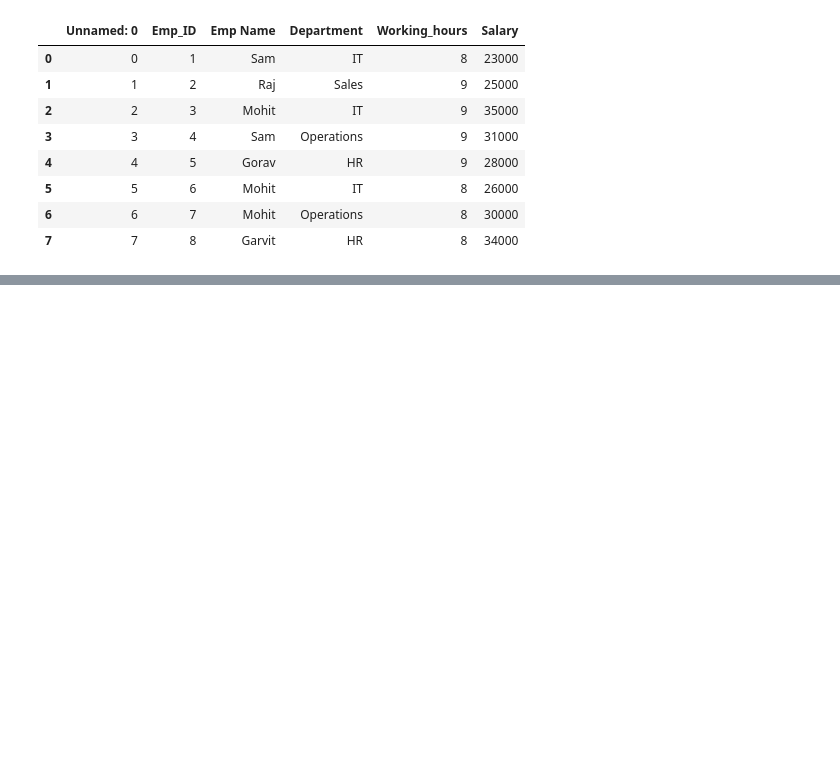
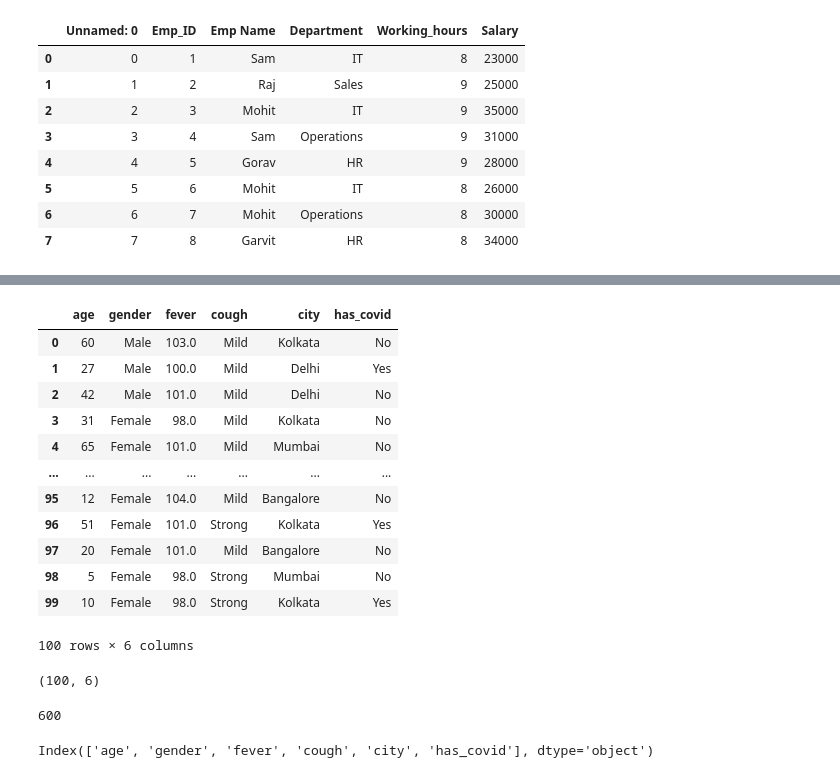
Before and after one commit to Gursewak-S/Advance-Python, a Jupyter notebook: Pandas.ipynb, the cells around one changed output, grey strips where cells are left out. Cells and saved outputs as stored; diff of their text form; code cells hidden in the pictures; blank space fills up the shorter version.

```diff
--- a/Pandas.ipynb
+++ b/Pandas.ipynb
@@ -111,0 +127,29 @@ a
+# %%
+df = pd.read_csv("/content/covid_toy.csv")
+df
+# %% [output]
+|  | age | gender | fever | cough | city | has_covid |
+| 0 | 60 | Male | 103.0 | Mild | Kolkata | No |
+| 1 | 27 | Male | 100.0 | Mild | Delhi | Yes |
+| 2 | 42 | Male | 101.0 | Mild | Delhi | No |
+| 3 | 31 | Female | 98.0 | Mild | Kolkata | No |
+| 4 | 65 | Female | 101.0 | Mild | Mumbai | No |
+| ... | ... | ... | ... | ... | ... | ... |
+| 95 | 12 | Female | 104.0 | Mild | Bangalore | No |
+| 96 | 51 | Female | 101.0 | Strong | Kolkata | Yes |
+| 97 | 20 | Female | 101.0 | Mild | Bangalore | No |
+| 98 | 5 | Female | 98.0 | Strong | Mumbai | No |
+| 99 | 10 | Female | 98.0 | Strong | Kolkata | Yes |
+100 rows × 6 columns
+# %%
+df.shape    # rows , column
+# %% [output]
+(100, 6)
+# %%
+df.size  # rows*column
+# %% [output]
+600
+# %%
+df.columns # it will return all the column
+# %% [output]
+Index(['age', 'gender', 'fever', 'cough', 'city', 'has_covid'], dtype='object')
```
Also changed, not shown: parts of 28 cells of this notebook.
